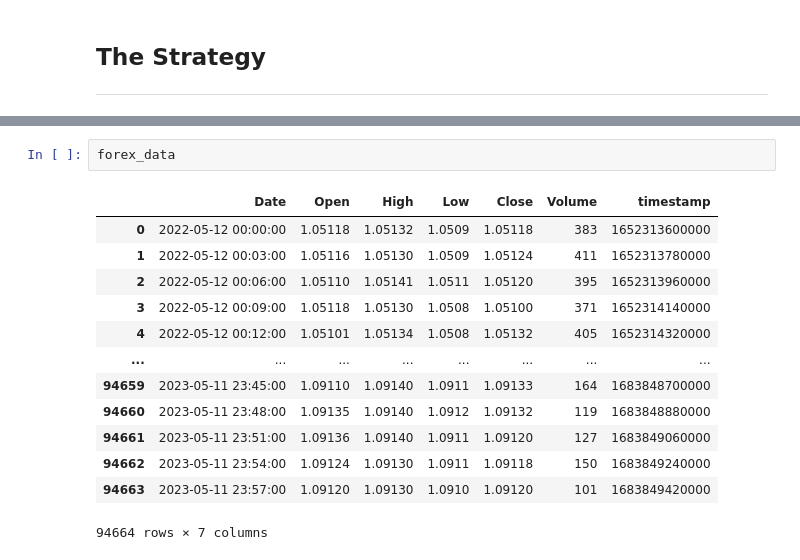
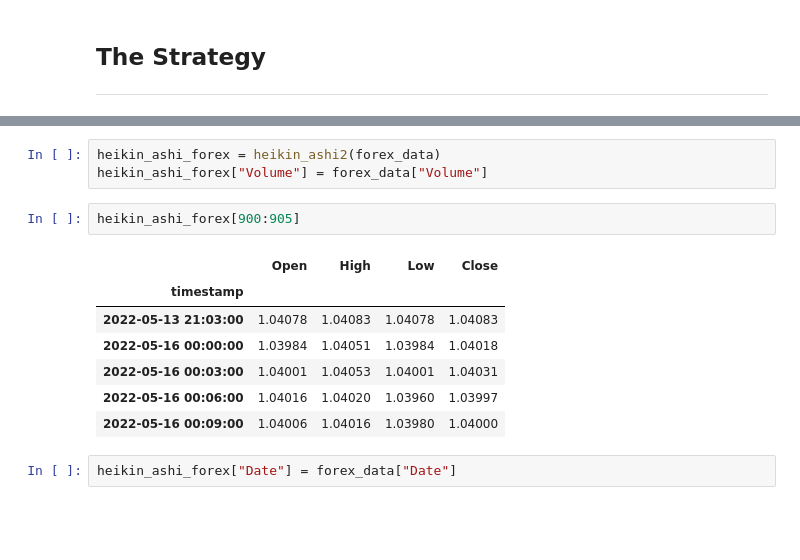
Before and after one commit to d3nnis2001/PIES, a Jupyter notebook: algo.ipynb, the cells around one changed output, grey strips where cells are left out. Cells and saved outputs as stored; diff of their text form; blank space fills up the shorter version.

```diff
--- a/algo.ipynb
+++ b/algo.ipynb
@@ -197,16 +201,15 @@ plt.plot(forex_data['Close'])
-# %%
-forex_data
-# %% [output]
-|  | Date | Open | High | Low | Close | Volume | timestamp |
-| 0 | 2022-05-12 00:00:00 | 1.05118 | 1.05132 | 1.0509 | 1.05118 | 383 | 1652313600000 |
-| 1 | 2022-05-12 00:03:00 | 1.05116 | 1.05130 | 1.0509 | 1.05124 | 411 | 1652313780000 |
-| 2 | 2022-05-12 00:06:00 | 1.05110 | 1.05141 | 1.0511 | 1.05120 | 395 | 1652313960000 |
-| 3 | 2022-05-12 00:09:00 | 1.05118 | 1.05130 | 1.0508 | 1.05100 | 371 | 1652314140000 |
-| 4 | 2022-05-12 00:12:00 | 1.05101 | 1.05134 | 1.0508 | 1.05132 | 405 | 1652314320000 |
-| ... | ... | ... | ... | ... | ... | ... | ... |
-| 94659 | 2023-05-11 23:45:00 | 1.09110 | 1.09140 | 1.0911 | 1.09133 | 164 | 1683848700000 |
-| 94660 | 2023-05-11 23:48:00 | 1.09135 | 1.09140 | 1.0912 | 1.09132 | 119 | 1683848880000 |
-| 94661 | 2023-05-11 23:51:00 | 1.09136 | 1.09140 | 1.0911 | 1.09120 | 127 | 1683849060000 |
-| 94662 | 2023-05-11 23:54:00 | 1.09124 | 1.09130 | 1.0911 | 1.09118 | 150 | 1683849240000 |
-| 94663 | 2023-05-11 23:57:00 | 1.09120 | 1.09130 | 1.0910 | 1.09120 | 101 | 1683849420000 |
-94664 rows × 7 columns
+# %%
+heikin_ashi_forex = heikin_ashi2(forex_data)
+heikin_ashi_forex["Volume"] = forex_data["Volume"]
+# %%
+heikin_ashi_forex[900:905]
+# %% [output]
+|  | Open | High | Low | Close |
+| timestamp |  |  |  |  |
+| 2022-05-13 21:03:00 | 1.04078 | 1.04083 | 1.04078 | 1.04083 |
+| 2022-05-16 00:00:00 | 1.03984 | 1.04051 | 1.03984 | 1.04018 |
+| 2022-05-16 00:03:00 | 1.04001 | 1.04053 | 1.04001 | 1.04031 |
+| 2022-05-16 00:06:00 | 1.04016 | 1.04020 | 1.03960 | 1.03997 |
+| 2022-05-16 00:09:00 | 1.04006 | 1.04016 | 1.03980 | 1.04000 |
+# %%
+heikin_ashi_forex["Date"] = forex_data["Date"]
```
Also changed, not shown: parts of 8 cells of this notebook, 3 other files.
